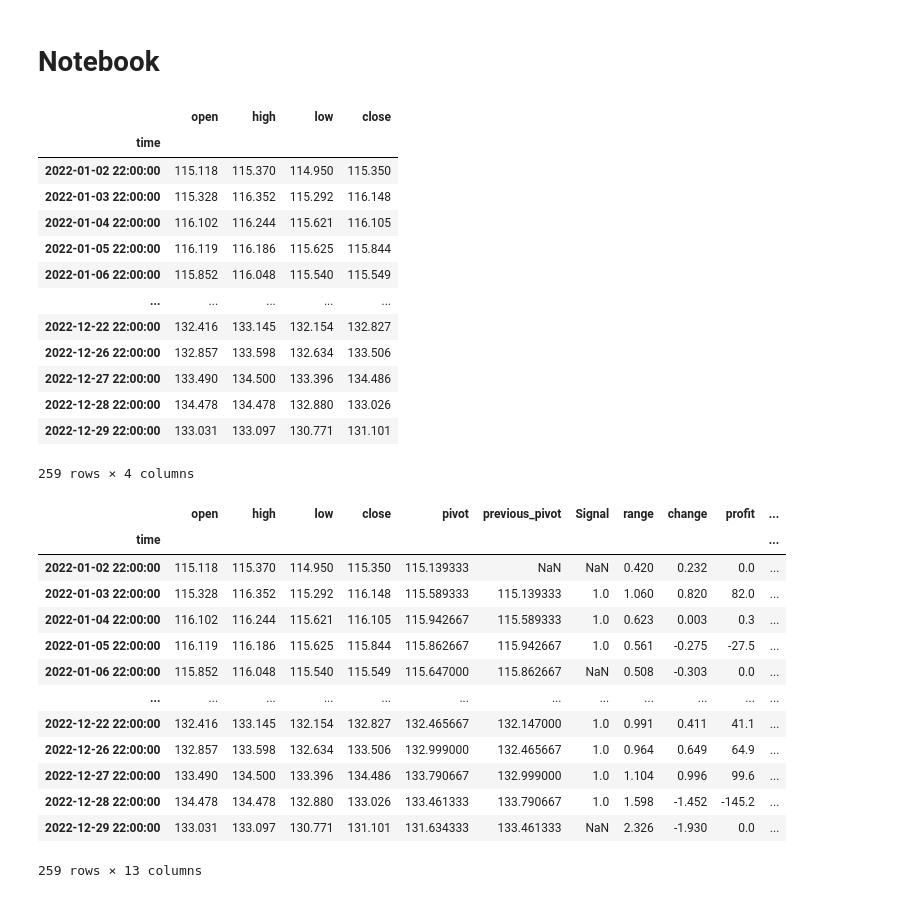
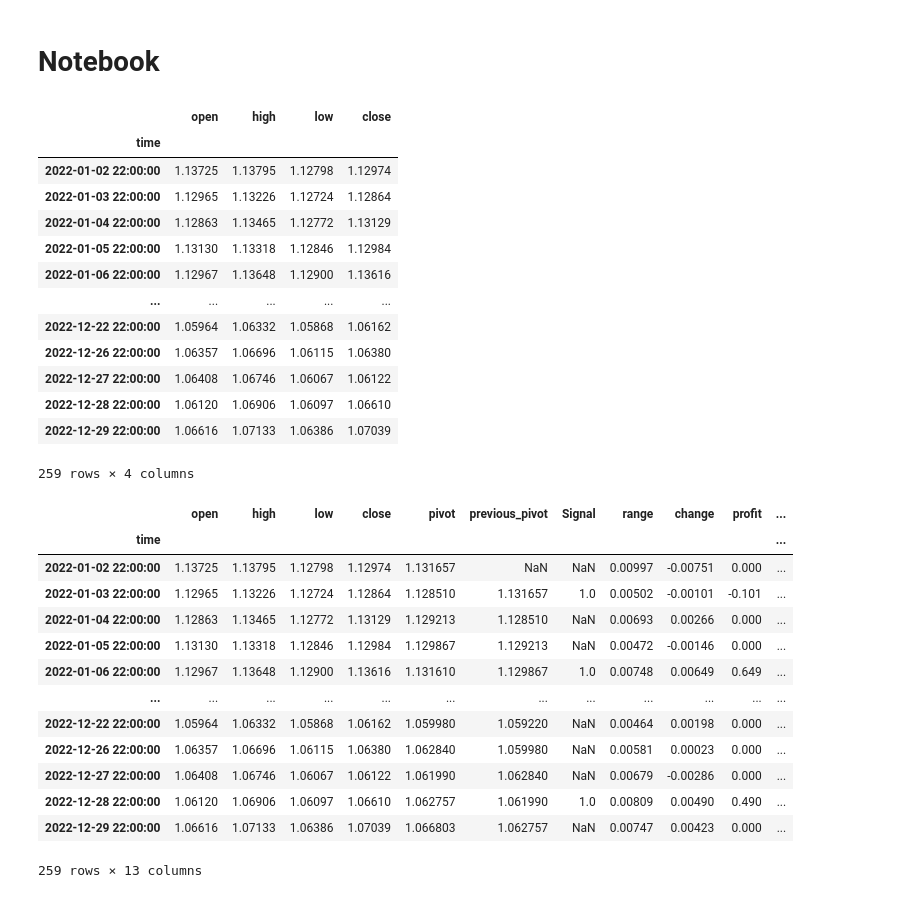
Before and after one commit to guzmanwolfrank/QuantTrading, a Jupyter notebook: Backtests/USDJPY/Notebook.ipynb, the cells around one changed output. Saved outputs shown, nothing was run; the diff lists cells and outputs as text; code cells hidden in the pictures.

```diff
--- a/Backtests/USDJPY/Notebook.ipynb
+++ b/Backtests/USDJPY/Notebook.ipynb
@@ -25,18 +25,10 @@ client = oandapyV20.API(access_token=access_token)
 API_KEY = access_token
 # %%
 # Instrument (USDJPY)
-instrument = "USD_JPY"
+instrument = "EUR_USD"
 
 # Granularity (daily)
 granularity = "D"
-
-# Moving average periods
-short_ma_period = 2
-long_ma_period = 10
-
-# Risk management
-stop_loss_pips = 30
-take_profit_pips = 60
 # %%
 
 # OANDA API connection setup
@@ -60,7 +52,7 @@ def get_historical_data(instrument, granularity, start, end):
     return df
 
 # Define the instrument, granularity, and date range
-instrument = 'USD_JPY'
+instrument = 'EUR_USD'
 granularity = 'D'  # Daily data
 start_date = '01-01-2022'
 end_date = '01-01-2023'
@@ -80,17 +72,17 @@ display (data)
 # %% [output]
 |  | open | high | low | close |
 | time |  |  |  |  |
-| 2022-01-02 22:00:00 | 115.118 | 115.370 | 114.950 | 115.350 |
-| 2022-01-03 22:00:00 | 115.328 | 116.352 | 115.292 | 116.148 |
-| 2022-01-04 22:00:00 | 116.102 | 116.244 | 115.621 | 116.105 |
-| 2022-01-05 22:00:00 | 116.119 | 116.186 | 115.625 | 115.844 |
-| 2022-01-06 22:00:00 | 115.852 | 116.048 | 115.540 | 115.549 |
+| 2022-01-02 22:00:00 | 1.13725 | 1.13795 | 1.12798 | 1.12974 |
+| 2022-01-03 22:00:00 | 1.12965 | 1.13226 | 1.12724 | 1.12864 |
+| 2022-01-04 22:00:00 | 1.12863 | 1.13465 | 1.12772 | 1.13129 |
+| 2022-01-05 22:00:00 | 1.13130 | 1.13318 | 1.12846 | 1.12984 |
+| 2022-01-06 22:00:00 | 1.12967 | 1.13648 | 1.12900 | 1.13616 |
 | ... | ... | ... | ... | ... |
-| 2022-12-22 22:00:00 | 132.416 | 133.145 | 132.154 | 132.827 |
-| 2022-12-26 22:00:00 | 132.857 | 133.598 | 132.634 | 133.506 |
-| 2022-12-27 22:00:00 | 133.490 | 134.500 | 133.396 | 134.486 |
-| 2022-12-28 22:00:00 | 134.478 | 134.478 | 132.880 | 133.026 |
-| 2022-12-29 22:00:00 | 133.031 | 133.097 | 130.771 | 131.101 |
+| 2022-12-22 22:00:00 | 1.05964 | 1.06332 | 1.05868 | 1.06162 |
+| 2022-12-26 22:00:00 | 1.06357 | 1.06696 | 1.06115 | 1.06380 |
+| 2022-12-27 22:00:00 | 1.06408 | 1.06746 | 1.06067 | 1.06122 |
+| 2022-12-28 22:00:00 | 1.06120 | 1.06906 | 1.06097 | 1.06610 |
+| 2022-12-29 22:00:00 | 1.06616 | 1.07133 | 1.06386 | 1.07039 |
 259 rows × 4 columns
 # %%
 # Add on to Data Dataframe for Profit, Units, Balance...
@@ -101,51 +93,51 @@ data['pivot'] = pivot
 data['previous_pivot'] = data['pivot'].shift(1)
 
 # Create a Signal column with 1, whenever the previous pivot is less than current open
-data.loc[data['previous_pivot'] < data['open'], 'Signal'] = 1
+data.loc[data['previous_pivot'] > data['open'], 'Signal'] = 1
 
 #End Algo Note ---- use from this point above for algorithm code
 
 
 
 # Start Backtest
 
 # Once signal 1 is created at the open, buy the open of that same day.  Sell the close.
 
 # Calculate daily range
 data['range']= data['high']-data['low']
 
 # Calculate daily change
 data['change']= data['close']-data['open']
 
 # Calculate profit
 data['profit'] = data.apply(lambda row: row['change'] * 100 if row['Signal'] == 1 else 0, axis=1)
 
 profit = data ['profit']
 
 # Initial Balance, Cumulative Profit, Balance
 initial_balance = 10000
 data['cumulative_profit'] = data['profit'].cumsum()
 data['balance'] = initial_balance + data['cumulative_profit']
 
 
 # Calculate 'returns' column
 data['returns'] = data['profit'] / data['balance']
 
 display(data)
 # %% [output]
 |  | open | high | low | close | pivot | previous_pivot | Signal | range | change | profit | ... |
 | time |  |  |  |  |  |  |  |  |  |  | ... |
-| 2022-01-02 22:00:00 | 115.118 | 115.370 | 114.950 | 115.350 | 115.139333 | NaN | NaN | 0.420 | 0.232 | 0.0 | ... |
-| 2022-01-03 22:00:00 | 115.328 | 116.352 | 115.292 | 116.148 | 115.589333 | 115.139333 | 1.0 | 1.060 | 0.820 | 82.0 | ... |
-| 2022-01-04 22:00:00 | 116.102 | 116.244 | 115.621 | 116.105 | 115.942667 | 115.589333 | 1.0 | 0.623 | 0.003 | 0.3 | ... |
-| 2022-01-05 22:00:00 | 116.119 | 116.186 | 115.625 | 115.844 | 115.862667 | 115.942667 | 1.0 | 0.561 | -0.275 | -27.5 | ... |
-| 2022-01-06 22:00:00 | 115.852 | 116.048 | 115.540 | 115.549 | 115.647000 | 115.862667 | NaN | 0.508 | -0.303 | 0.0 | ... |
+| 2022-01-02 22:00:00 | 1.13725 | 1.13795 | 1.12798 | 1.12974 | 1.131657 | NaN | NaN | 0.00997 | -0.00751 | 0.000 | ... |
+| 2022-01-03 22:00:00 | 1.12965 | 1.13226 | 1.12724 | 1.12864 | 1.128510 | 1.131657 | 1.0 | 0.00502 | -0.00101 | -0.101 | ... |
+| 2022-01-04 22:00:00 | 1.12863 | 1.13465 | 1.12772 | 1.13129 | 1.129213 | 1.128510 | NaN | 0.00693 | 0.00266 | 0.000 | ... |
+| 2022-01-05 22:00:00 | 1.13130 | 1.13318 | 1.12846 | 1.12984 | 1.129867 | 1.129213 | NaN | 0.00472 | -0.00146 | 0.000 | ... |
+| 2022-01-06 22:00:00 | 1.12967 | 1.13648 | 1.12900 | 1.13616 | 1.131610 | 1.129867 | 1.0 | 0.00748 | 0.00649 | 0.649 | ... |
 | ... | ... | ... | ... | ... | ... | ... | ... | ... | ... | ... | ... |
-| 2022-12-22 22:00:00 | 132.416 | 133.145 | 132.154 | 132.827 | 132.465667 | 132.147000 | 1.0 | 0.991 | 0.411 | 41.1 | ... |
-| 2022-12-26 22:00:00 | 132.857 | 133.598 | 132.634 | 133.506 | 132.999000 | 132.465667 | 1.0 | 0.964 | 0.649 | 64.9 | ... |
-| 2022-12-27 22:00:00 | 133.490 | 134.500 | 133.396 | 134.486 | 133.790667 | 132.999000 | 1.0 | 1.104 | 0.996 | 99.6 | ... |
-| 2022-12-28 22:00:00 | 134.478 | 134.478 | 132.880 | 133.026 | 133.461333 | 133.790667 | 1.0 | 1.598 | -1.452 | -145.2 | ... |
-| 2022-12-29 22:00:00 | 133.031 | 133.097 | 130.771 | 131.101 | 131.634333 | 133.461333 | NaN | 2.326 | -1.930 | 0.0 | ... |
+| 2022-12-22 22:00:00 | 1.05964 | 1.06332 | 1.05868 | 1.06162 | 1.059980 | 1.059220 | NaN | 0.00464 | 0.00198 | 0.000 | ... |
+| 2022-12-26 22:00:00 | 1.06357 | 1.06696 | 1.06115 | 1.06380 | 1.062840 | 1.059980 | NaN | 0.00581 | 0.00023 | 0.000 | ... |
+| 2022-12-27 22:00:00 | 1.06408 | 1.06746 | 1.06067 | 1.06122 | 1.061990 | 1.062840 | NaN | 0.00679 | -0.00286 | 0.000 | ... |
+| 2022-12-28 22:00:00 | 1.06120 | 1.06906 | 1.06097 | 1.06610 | 1.062757 | 1.061990 | 1.0 | 0.00809 | 0.00490 | 0.490 | ... |
+| 2022-12-29 22:00:00 | 1.06616 | 1.07133 | 1.06386 | 1.07039 | 1.066803 | 1.062757 | NaN | 0.00747 | 0.00423 | 0.000 | ... |
 259 rows × 13 columns
 # %%
 # Create the line chart
```
Also changed, not shown: parts of 2 cells of this notebook, 1 other file.
